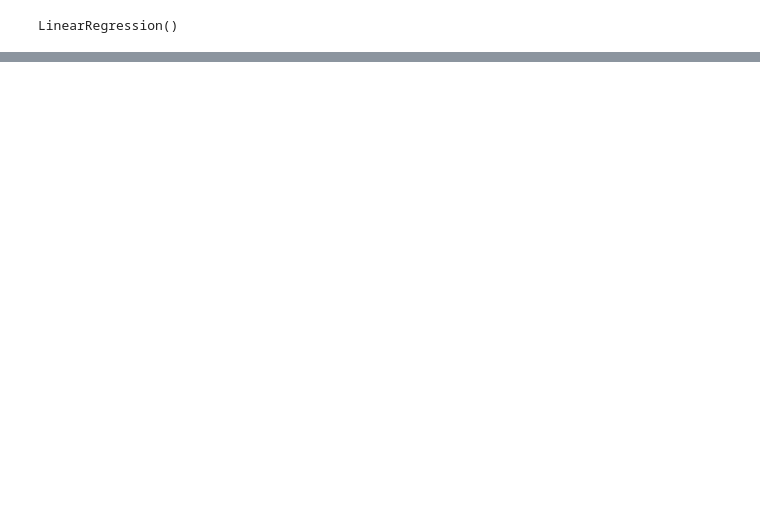
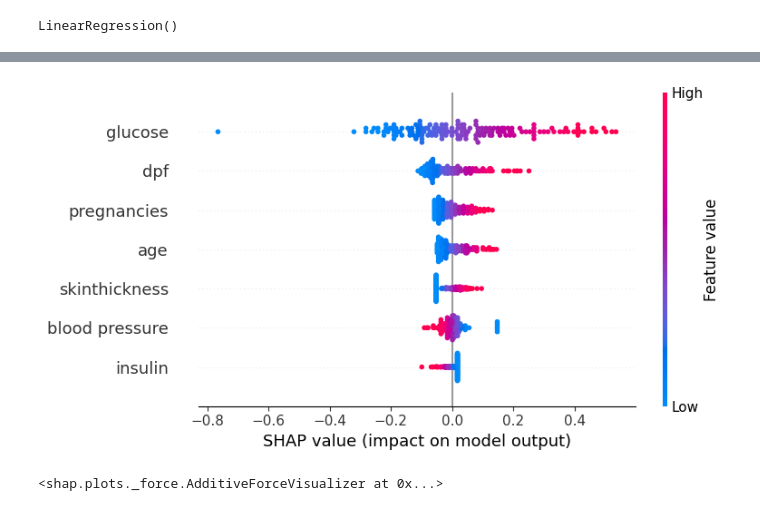
Before and after one commit to HariiAravinth/Diabetes-Prediction, a Jupyter notebook: DiabetesPrediction.ipynb, the cells around one changed output, grey strips where cells are left out. Drawn from its saved outputs; the diff is of its cells as text; code cells hidden in the pictures; blank space fills up the shorter version.

```diff
--- a/DiabetesPrediction.ipynb
+++ b/DiabetesPrediction.ipynb
@@ -180,0 +220,6 @@ R-squared (R2) Score: 0.26
+# %%
+!pip install shap
+import shap
+
+explainer = shap.Explainer(model, X_train)  # Or: shap.LinearExplainer(model, X_train)
+shap_values = explainer(X_test)
@@ -180,0 +245,9 @@ R-squared (R2) Score: 0.26
+# %%
+# Summary plot (feature importance)
+shap.summary_plot(shap_values, X_test)
+
+# Force plot for an individual prediction
+shap.plots.force(shap_values[0])  # 0 is the index of the test instance
+# %% [output]
+[figure, added]
+<shap.plots._force.AdditiveForceVisualizer at 0x...>
```
Also changed, not shown: parts of 19 cells of this notebook.
